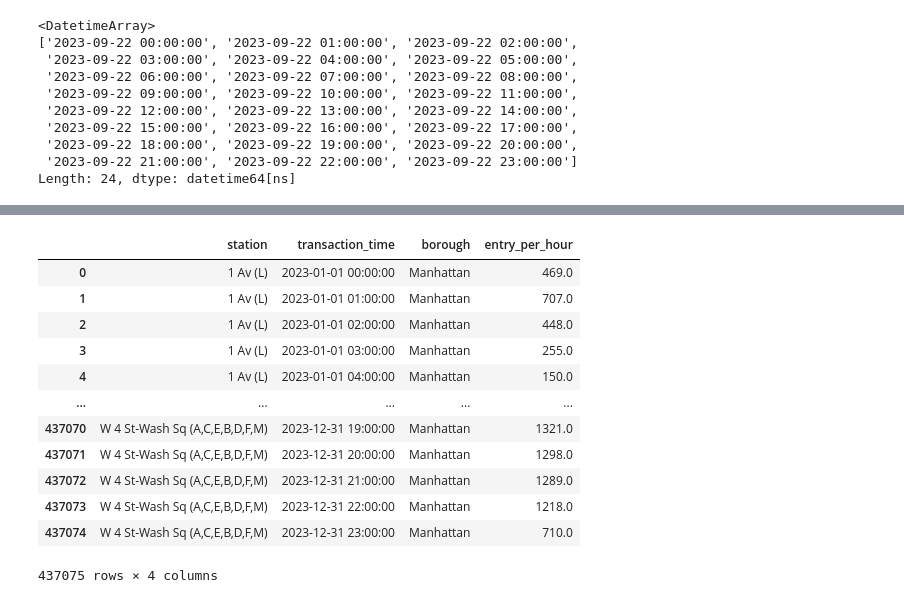
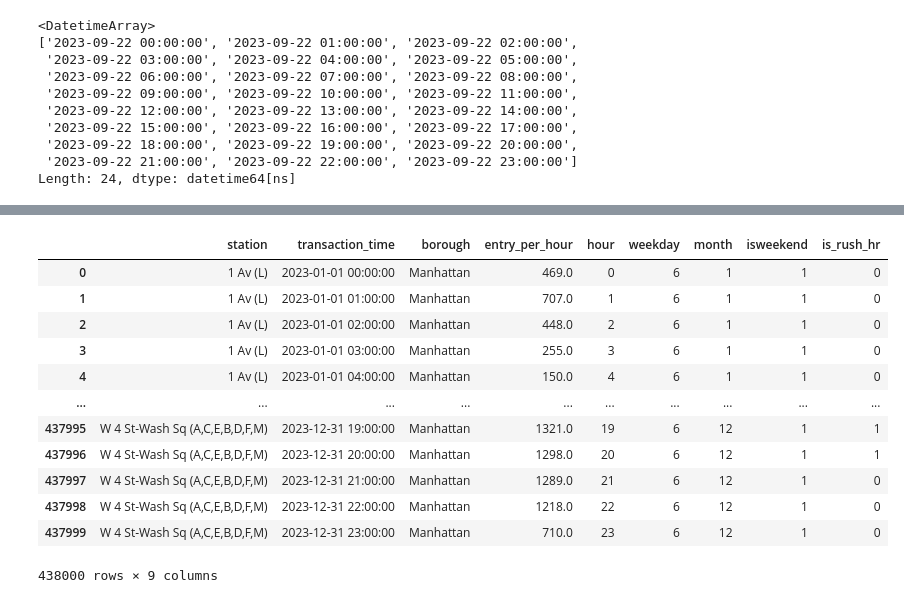
Before and after one commit to chyongha/subway_crowdness_prediction, a Jupyter notebook: data_preprocessing.ipynb, the cells around one changed output, grey strips where cells are left out. Drawn from its saved outputs; the diff is of its cells as text; code cells hidden in the pictures.

```diff
--- a/data_preprocessing.ipynb
+++ b/data_preprocessing.ipynb
@@ -220,4 +183,5 @@ clean_50
 # %%
+# filled the missing hours to 0
 start_date = clean_50['transaction_time'].min()
 end_date =clean_50['transaction_time'].max()
 full_hour_range = pd.date_range(start = start_date, end = end_date, freq = 'H')
@@ -229,10 +193,15 @@ full_index = pd.MultiIndex.from_product(
 )
 
 df_indexed = clean_50.set_index(['station', 'transaction_time'])
-df_complete = df_indexed.reindex(full_index, fill_value = 0).reset_index()
+df_fillhr = df_indexed.reindex(full_index, fill_value = 0).reset_index()
 
-print(len(df_complete))
-print(df_complete.isnull().sum())
+# fill borough
+borough_map = clean_50.groupby('station')['borough'].first()
+df_fillhr['borough'] = df_fillhr['station'].map(borough_map)
+
+print(len(df_fillhr))
+print(df_fillhr.isnull().sum())
+df_fillhr[df_fillhr['entry_per_hour'] == 0]
 # %% [output]
 438000
 station             0
@@ -243,16 +225,34 @@ dtype: int64
 # %%
-clean_50
+# create new columns of hour, days of week, month, is holiday, is weekend tag
+df_fillhr['hour'] = df_fillhr['transaction_time'].dt.hour
+df_fillhr['weekday'] = df_fillhr['transaction_time'].dt.dayofweek
+df_fillhr['month'] = df_fillhr['transaction_time'].dt.month
+
+# check if its weekend (more people use subway at weekend)
+df_fillhr['isweekend'] = df_fillhr['weekday'].apply(lambda x: 1 if x >= 5 else 0)
+
+# check if its in rush hour (more people use subway at rush hour)
+def rush_hour(x):
+    if x >= 6 and x <= 10:
+        return 1
+    elif x >= 16 and x <= 20:
+        return 1
+    else:
+        return 0
+
+df_fillhr['is_rush_hr'] = df_fillhr['hour'].apply(rush_hour)
+df_fillhr
 # %% [output]
-|  | station | transaction_time | borough | entry_per_hour |
-| 0 | 1 Av (L) | 2023-01-01 00:00:00 | Manhattan | 469.0 |
-| 1 | 1 Av (L) | 2023-01-01 01:00:00 | Manhattan | 707.0 |
-| 2 | 1 Av (L) | 2023-01-01 02:00:00 | Manhattan | 448.0 |
-| 3 | 1 Av (L) | 2023-01-01 03:00:00 | Manhattan | 255.0 |
-| 4 | 1 Av (L) | 2023-01-01 04:00:00 | Manhattan | 150.0 |
-| ... | ... | ... | ... | ... |
-| 437070 | W 4 St-Wash Sq (A,C,E,B,D,F,M) | 2023-12-31 19:00:00 | Manhattan | 1321.0 |
-| 437071 | W 4 St-Wash Sq (A,C,E,B,D,F,M) | 2023-12-31 20:00:00 | Manhattan | 1298.0 |
-| 437072 | W 4 St-Wash Sq (A,C,E,B,D,F,M) | 2023-12-31 21:00:00 | Manhattan | 1289.0 |
-| 437073 | W 4 St-Wash Sq (A,C,E,B,D,F,M) | 2023-12-31 22:00:00 | Manhattan | 1218.0 |
-| 437074 | W 4 St-Wash Sq (A,C,E,B,D,F,M) | 2023-12-31 23:00:00 | Manhattan | 710.0 |
+|  | station | transaction_time | borough | entry_per_hour | hour | weekday | month | isweekend | is_rush_hr |
+| 0 | 1 Av (L) | 2023-01-01 00:00:00 | Manhattan | 469.0 | 0 | 6 | 1 | 1 | 0 |
+| 1 | 1 Av (L) | 2023-01-01 01:00:00 | Manhattan | 707.0 | 1 | 6 | 1 | 1 | 0 |
+| 2 | 1 Av (L) | 2023-01-01 02:00:00 | Manhattan | 448.0 | 2 | 6 | 1 | 1 | 0 |
+| 3 | 1 Av (L) | 2023-01-01 03:00:00 | Manhattan | 255.0 | 3 | 6 | 1 | 1 | 0 |
+| 4 | 1 Av (L) | 2023-01-01 04:00:00 | Manhattan | 150.0 | 4 | 6 | 1 | 1 | 0 |
+| ... | ... | ... | ... | ... | ... | ... | ... | ... | ... |
+| 437995 | W 4 St-Wash Sq (A,C,E,B,D,F,M) | 2023-12-31 19:00:00 | Manhattan | 1321.0 | 19 | 6 | 12 | 1 | 1 |
+| 437996 | W 4 St-Wash Sq (A,C,E,B,D,F,M) | 2023-12-31 20:00:00 | Manhattan | 1298.0 | 20 | 6 | 12 | 1 | 1 |
+| 437997 | W 4 St-Wash Sq (A,C,E,B,D,F,M) | 2023-12-31 21:00:00 | Manhattan | 1289.0 | 21 | 6 | 12 | 1 | 0 |
+| 437998 | W 4 St-Wash Sq (A,C,E,B,D,F,M) | 2023-12-31 22:00:00 | Manhattan | 1218.0 | 22 | 6 | 12 | 1 | 0 |
+| 437999 | W 4 St-Wash Sq (A,C,E,B,D,F,M) | 2023-12-31 23:00:00 | Manhattan | 710.0 | 23 | 6 | 12 | 1 | 0 |
-437075 rows × 4 columns
+438000 rows × 9 columns
```
Also changed, not shown: parts of 8 cells of this notebook, 4 other files.
